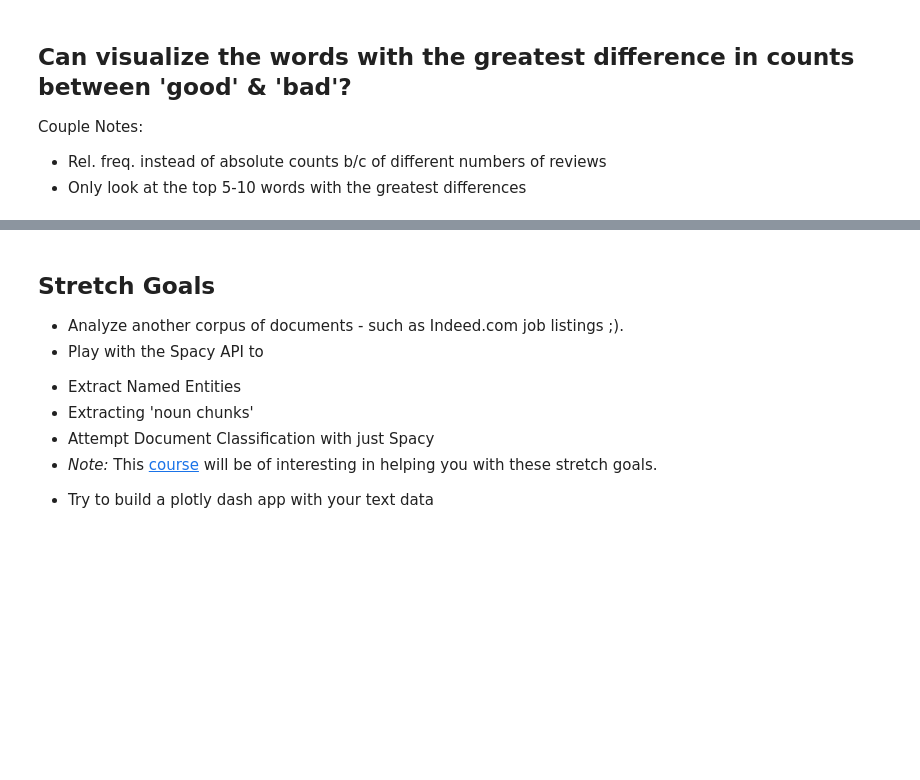
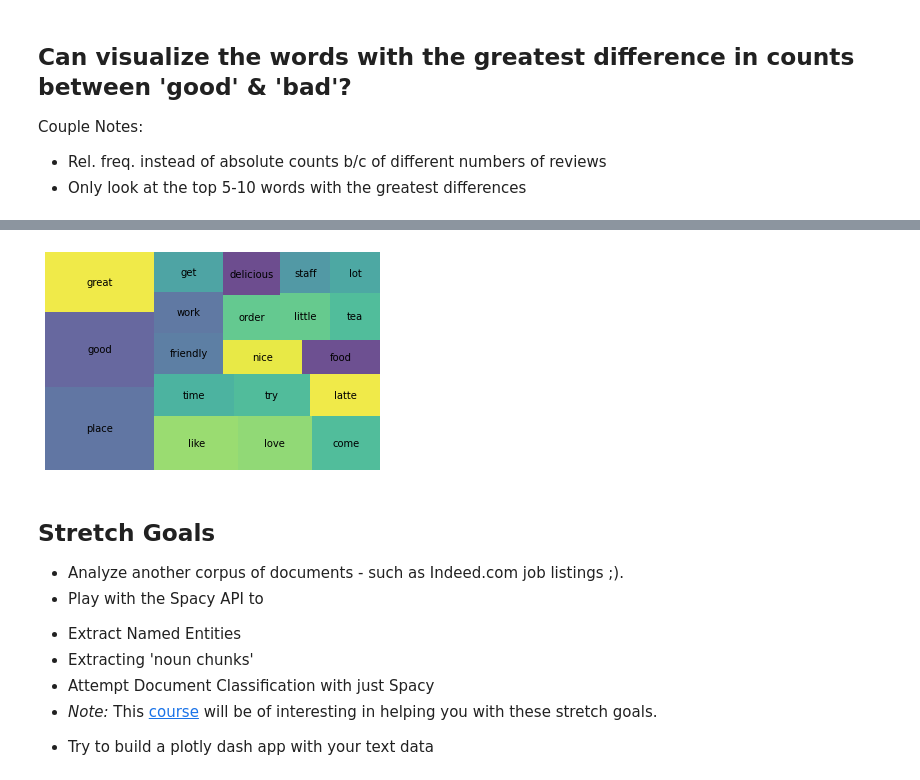
Before and after one commit to ChristianJJohnson/DS-Unit-41x, a Jupyter notebook: 411/LS_DS_411_Text_Data_Assignment.ipynb, the cells around one changed output, grey strips where cells are left out. Saved outputs shown, nothing was run; the diff lists cells and outputs as text; code cells hidden in the pictures; blank space fills up the shorter version.

```diff
--- a/411/LS_DS_411_Text_Data_Assignment.ipynb
+++ b/411/LS_DS_411_Text_Data_Assignment.ipynb
@@ -148,3 +241,13 @@ plt.show()
+# %%
+gc = count(shops['lemmas'][shops['rating'] >= 4])
+
+gc_top20 = gc[gc['rank'] <= 20]
+
+squarify.plot(sizes=gc_top20['pct_total'], label=gc_top20['word'], alpha=.8 )
+plt.axis('off')
+plt.show()
+# %% [output]
+[figure, added]
 # %% [markdown]
 ## Stretch Goals
 
```
Also changed, not shown: parts of 17 cells of this notebook, 3 other files.
